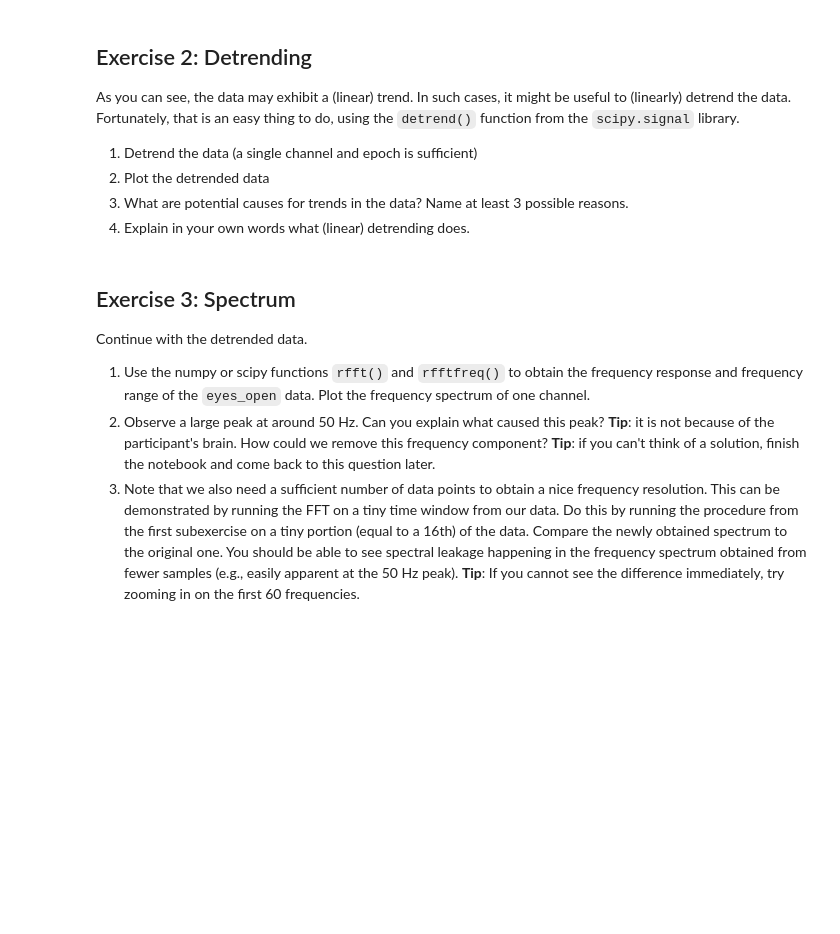
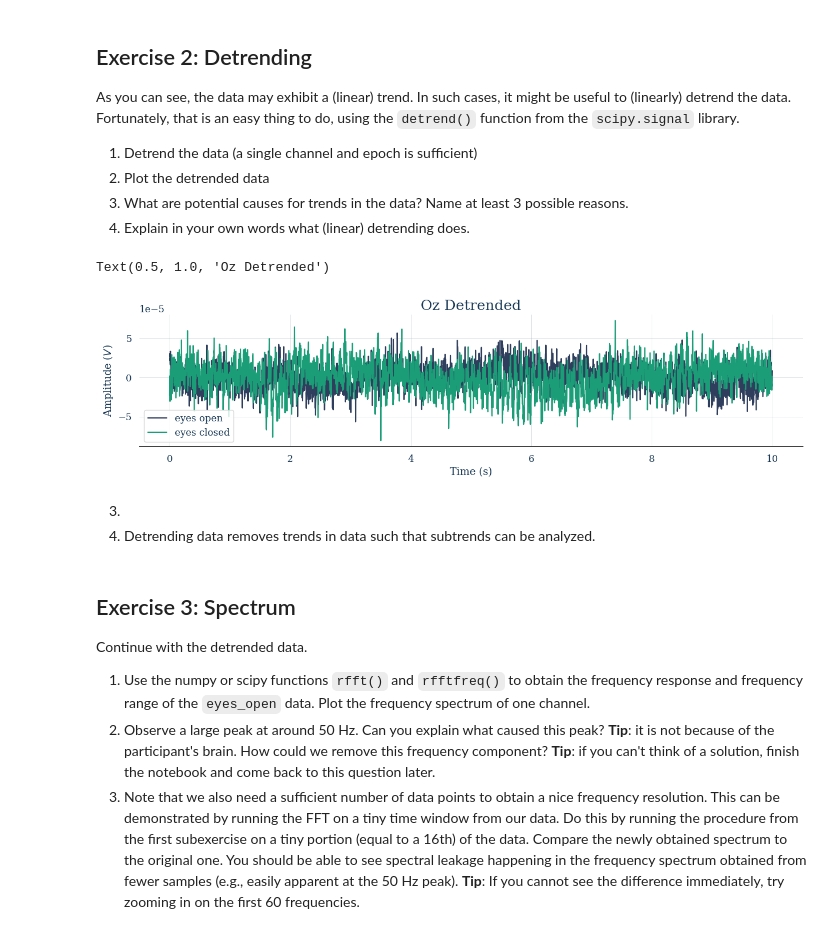
Before and after one commit to RobertvdLeeuw/nix-radboud, a Jupyter notebook: subjects/BCI/assignment_08_oscillatory_signals.ipynb, the cells around one changed output. Saved outputs shown, nothing was run; the diff lists cells and outputs as text; code cells hidden in the pictures; blank space fills up the shorter version.

```diff
--- a/subjects/BCI/assignment_08_oscillatory_signals.ipynb
+++ b/subjects/BCI/assignment_08_oscillatory_signals.ipynb
@@ -66,3 +73,20 @@ As you can see, the data may exhibit a (linear) trend. In such cases, it might b
+# %%
+open_detrended = detrend(open_data)
+closed_detrended = detrend(closed_data)
+
+plt.figure(figsize=(15, 3))
+plt.plot(epo.times, open_detrended, label='eyes open')
+plt.plot(epo.times, closed_detrended, label='eyes closed')
+plt.legend()
+plt.xlabel('Time (s)')
+plt.ylabel('Amplitude ($V$)')
+plt.title('Oz Detrended')
+# %% [output]
+Text(0.5, 1.0, 'Oz Detrended')
+[figure, added]
+# %% [markdown]
+3.
+4. Detrending data removes trends in data such that subtrends can be analyzed.
 # %% [markdown]
 ## Exercise 3: Spectrum
 Continue with the detrended data.
```
Also changed, not shown: parts of 14 cells of this notebook, 14 other files.
